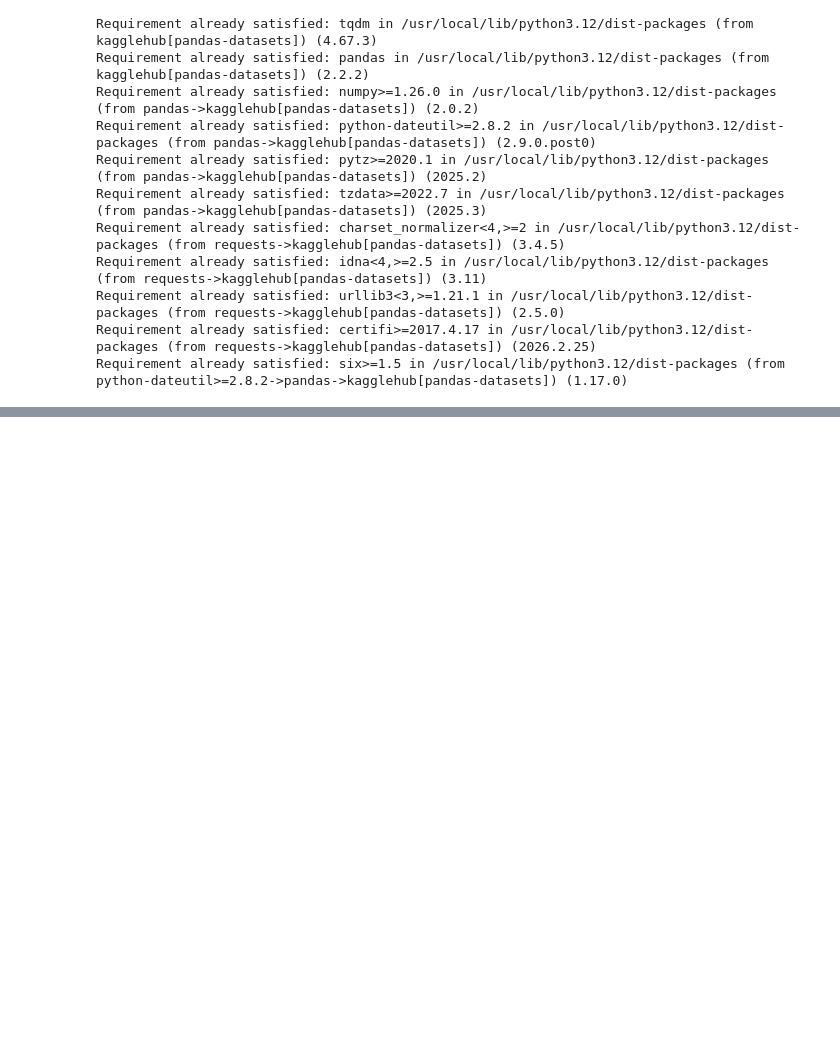
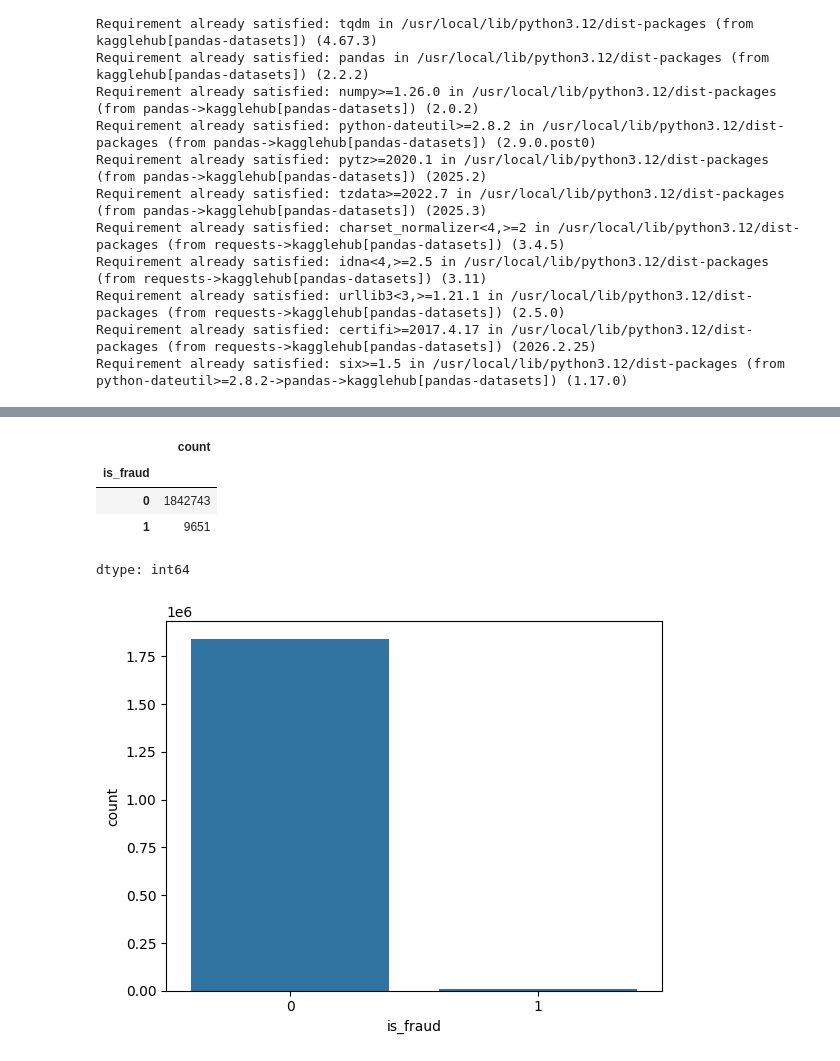
Before and after one commit to danieligelnik/CCFraudProject, a Jupyter notebook: DS_project.ipynb, the cells around one changed output, grey strips where cells are left out. Saved outputs shown, nothing was run; the diff lists cells and outputs as text; code cells hidden in the pictures; blank space fills up the shorter version.

Commit message:
1. ordering cells to load datasets once 2. new function df_info to display information about dataset's structure 3. diagrams showing the data information

```diff
--- a/DS_project.ipynb
+++ b/DS_project.ipynb
@@ -23,12 +29,7 @@ Requirement already satisfied: six>=1.5 in /usr/local/lib/python3.12/dist-packag
 # %%
-# Install dependencies as needed:
-# pip install kagglehub[pandas-datasets]
-import kagglehub
-from kagglehub import KaggleDatasetAdapter
-
 def load_kagglehub_dataset(dataset_path, file_name):
   # Load the latest version
-  df = kagglehub.dataset_load(
+  return kagglehub.dataset_load(
       KaggleDatasetAdapter.PANDAS,
       dataset_path,
       file_name,
@@ -37,21 +38,3 @@ def load_kagglehub_dataset(dataset_path, file_name):
       # documenation for more information:
       # https://github.com/Kaggle/kagglehub/blob/main/README.md#kaggledatasetadapterpandas
       )
-  return df
-# Set the path to the file you'd like to load
-credit_cards_path_test = "fraudTest.csv"
-credit_cards_path_train = "fraudTrain.csv"
-main_path="dermisfit/fraud-transactions-dataset"
-
-# Load the latest version
-df_cards_train = load_kagglehub_dataset(main_path, credit_cards_path_train)
-df_cards_test = load_kagglehub_dataset(main_path, credit_cards_path_test)
-
-print("First 5 records:")
-#display(df_cards.head())
-
-#df_cards.describe()
-len(df_cards_test)
-df_cards_test.info()
-len(df_cards_train)
-df_cards_train.info()
@@ -83,0 +63,8 @@ memory usage: 227.5+ MB
+# %%
+#merge two data sets into one table
+df_cards = pd.concat([df_cards_train, df_cards_test])
+
+# Shuffle the DataFrame to ensure 'is_fraud=1' records are spread equally
+df_cards = df_cards.sample(frac=1, random_state=42).reset_index(drop=True)
+
+df_info(df_cards)
@@ -83,0 +141,12 @@ memory usage: 227.5+ MB
+# %%
+#plots
+sns.countplot(x='is_fraud', data=df_cards)
+#how many records of fraud in the data set
+df_cards['is_fraud'].value_counts()
+# %% [output]
+|  | count |
+| is_fraud |  |
+| 0 | 1842743 |
+| 1 | 9651 |
+dtype: int64
+[figure, added]
```
Also changed, not shown: parts of 10 cells of this notebook.
